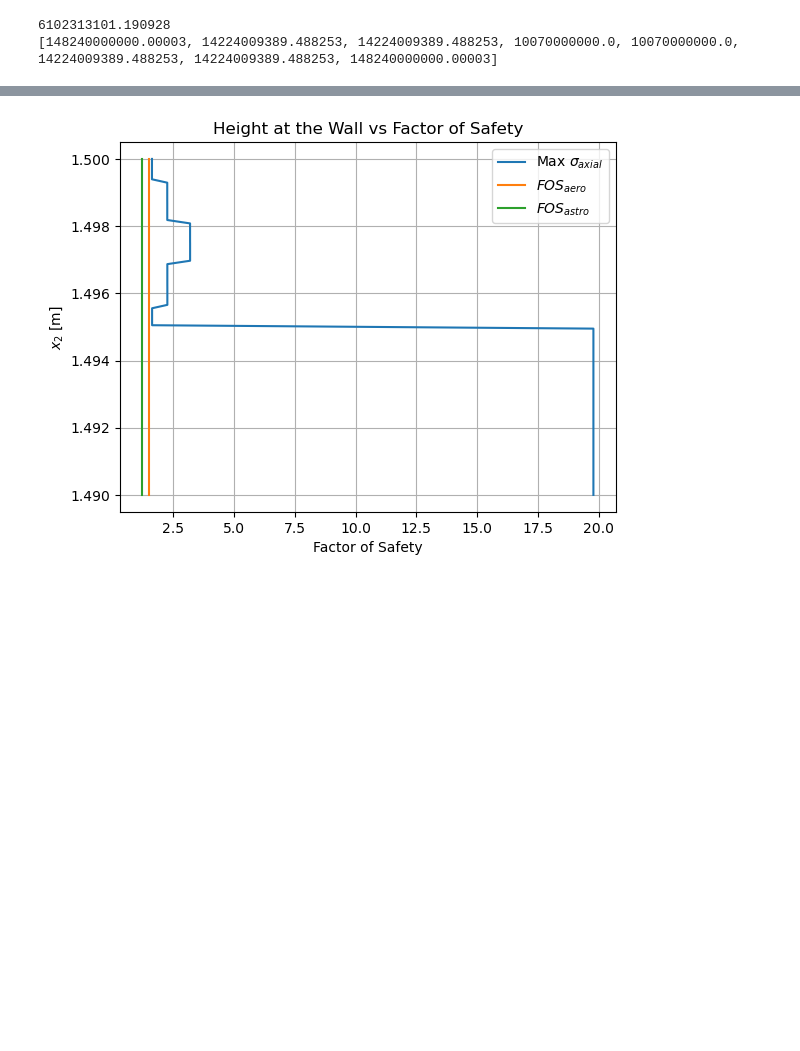
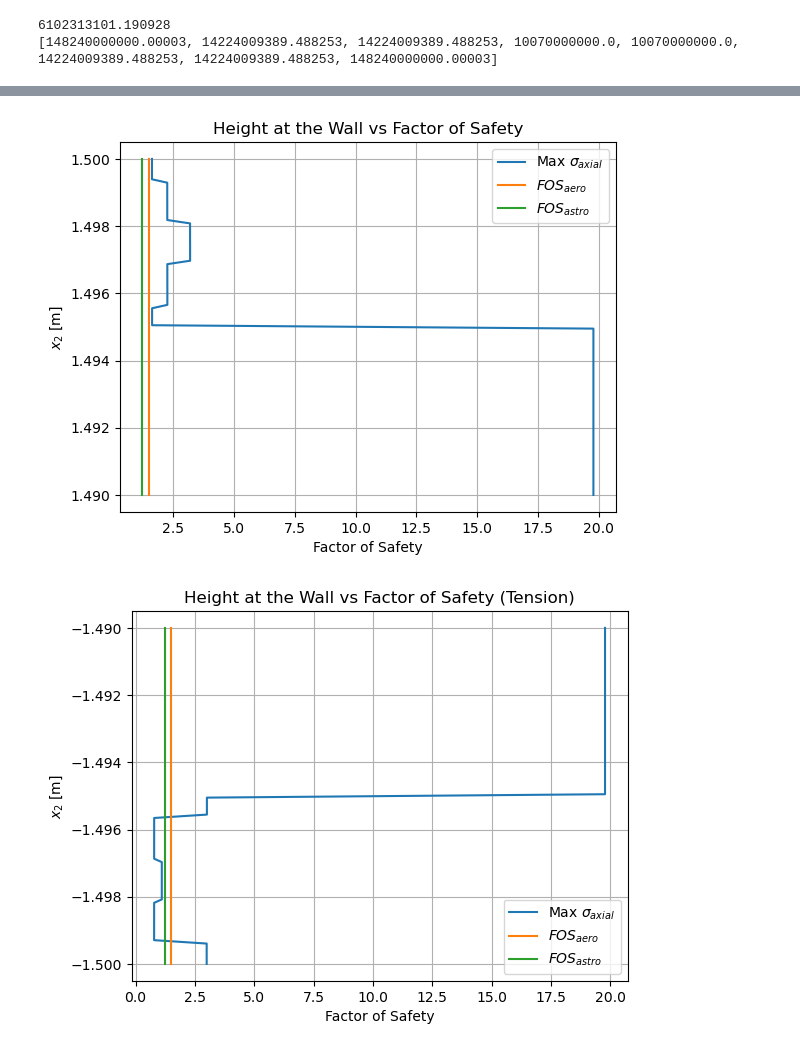
Before and after one commit to AndrewMatel/EAE135, a Jupyter notebook: EAE135_Project2_CalculationsandPlots.ipynb, the cells around one changed output, grey strips where cells are left out. Drawn from its saved outputs; the diff is of its cells as text; code cells hidden in the pictures; blank space fills up the shorter version.

```diff
--- a/EAE135_Project2_CalculationsandPlots.ipynb
+++ b/EAE135_Project2_CalculationsandPlots.ipynb
@@ -473,19 +515,64 @@ for x2 in y_span:
         # 0 deg
         FoS_max.append(XC/(-max(axial_stress_cfrp[7]) - (Ex1x1_cfrp[7] * (Ra + 7*t_cfrp_layers + t_cfrp_layers/2) * Mom[0])/H33c))
 
+FoS_ten = []
+
+for x2 in y_span:
+    if x2 <= Ra:
+        # calculate axial stress of aluminum due to axial load
+        # assume core bending is negligable
+        FoS_ten.append(sigmaS_al/max(axial_stress_Al))
+    # calculate axial stress of CFRP in bending and add axial stress due to axial load
+    elif x2 > Ra and x2 < Ra + t_cfrp_layers:
+        # 0 deg
+        FoS_ten.append(XT/(-max(axial_stress_cfrp[0]) + (Ex1x1_cfrp[0] * (Ra + 0*t_cfrp_layers/2) * Mom[0])/H33c))
+    elif x2 > Ra + t_cfrp_layers and x2 < Ra + 2*t_cfrp_layers:
+        # +45 deg
+        FoS_ten.append(YT/(-max(axial_stress_cfrp[1]) + (Ex1x1_cfrp[1] * (Ra + 1*t_cfrp_layers + t_cfrp_layers/2) * Mom[0])/H33c))
+    elif x2 > Ra + 2*t_cfrp_layers and x2 < Ra + 3*t_cfrp_layers:
+        # -45 deg
+        FoS_ten.append(YT/(-max(axial_stress_cfrp[2]) + (Ex1x1_cfrp[2] * (Ra + 2*t_cfrp_layers + t_cfrp_layers/2) * Mom[0])/H33c))
+    elif x2 > Ra + 3*t_cfrp_layers and x2 < Ra + 4*t_cfrp_layers:
+        # 90 deg
+        FoS_ten.append(YT/(-max(axial_stress_cfrp[3]) + (Ex1x1_cfrp[3] * (Ra + 3*t_cfrp_layers + t_cfrp_layers/2) * Mom[0])/H33c))
+    elif x2 > Ra + 4*t_cfrp_layers and x2 < Ra + 5*t_cfrp_layers:
+        # 90 deg
+        FoS_ten.append(YT/(-max(axial_stress_cfrp[4]) + (Ex1x1_cfrp[4] * (Ra + 4*t_cfrp_layers + t_cfrp_layers/2) * Mom[0])/H33c))
+    elif x2 > Ra + 5*t_cfrp_layers and x2 < Ra + 6*t_cfrp_layers:
+        # -45 deg
+        FoS_ten.append(YT/(-max(axial_stress_cfrp[5]) + (Ex1x1_cfrp[5] * (Ra + 5*t_cfrp_layers + t_cfrp_layers/2) * Mom[0])/H33c))
+    elif x2 > Ra + 6*t_cfrp_layers and x2 < Ra + 7*t_cfrp_layers:
+        # +45 deg
+        FoS_ten.append(YT/(-max(axial_stress_cfrp[6]) + (Ex1x1_cfrp[6] * (Ra + 6*t_cfrp_layers + t_cfrp_layers/2) * Mom[0])/H33c))
+    elif x2 > Ra + 7*t_cfrp_layers and x2:
+        # 0 deg
+        FoS_ten.append(XT/(-max(axial_stress_cfrp[7]) + (Ex1x1_cfrp[7] * (Ra + 7*t_cfrp_layers + t_cfrp_layers/2) * Mom[0])/H33c))
+
 AeroFOS = np.ones(100)*1.5
 AstroFOS = np.ones(100)*1.25
 # %%
 # plot the FoS along the height
 plt.figure()
 plt.title('Height at the Wall vs Factor of Safety')
 plt.xlabel('Factor of Safety')
 plt.ylabel('$x_2$ [m]')
 plt.plot(FoS_max, y_span,label='Max $\\sigma_{axial}$')
 plt.plot(AeroFOS, y_span,label='$FOS_{aero}$')
 plt.plot(AstroFOS, y_span, label='$FOS_{astro}$')
 plt.legend()
 plt.grid()
+
+# plot the FoS along the height
+plt.figure()
+plt.title('Height at the Wall vs Factor of Safety (Tension)')
+plt.xlabel('Factor of Safety')
+plt.ylabel('$x_2$ [m]')
+plt.plot(FoS_ten, -y_span,label='Max $\\sigma_{axial}$')
+plt.plot(AeroFOS, -y_span,label='$FOS_{aero}$')
+plt.plot(AstroFOS, -y_span, label='$FOS_{astro}$')
+plt.legend()
+plt.grid()
 plt.show()
 # %% [output]
 [figure]
+[figure, added]
```
Also changed, not shown: parts of 2 cells of this notebook, 18 other files.
